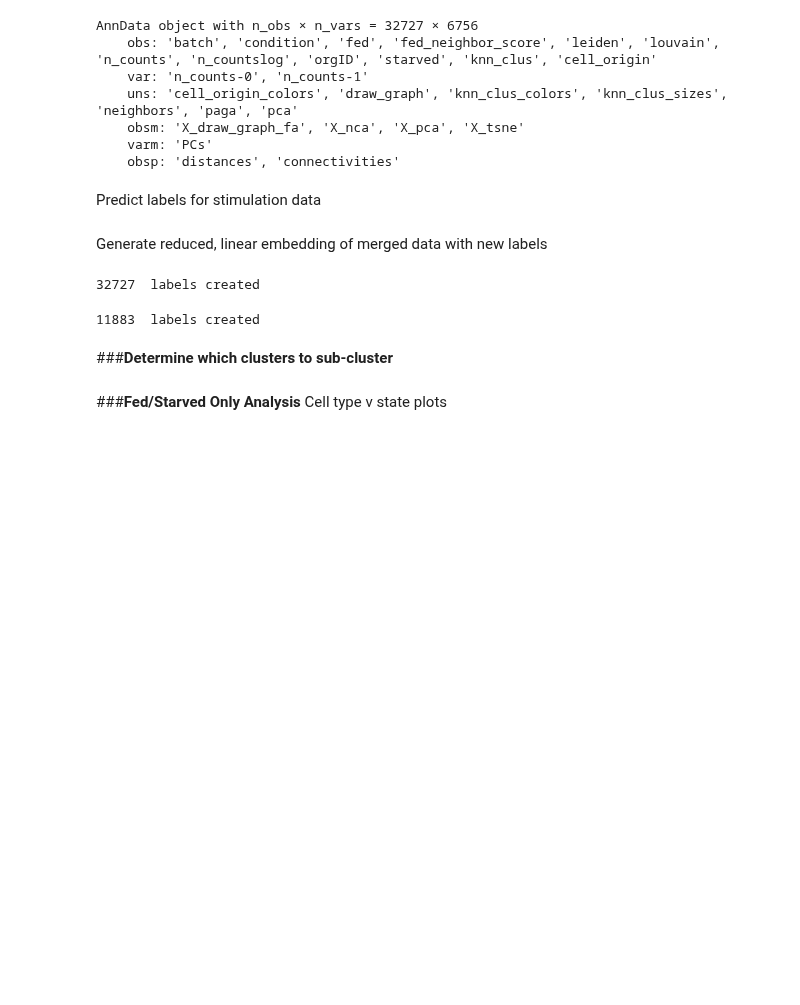
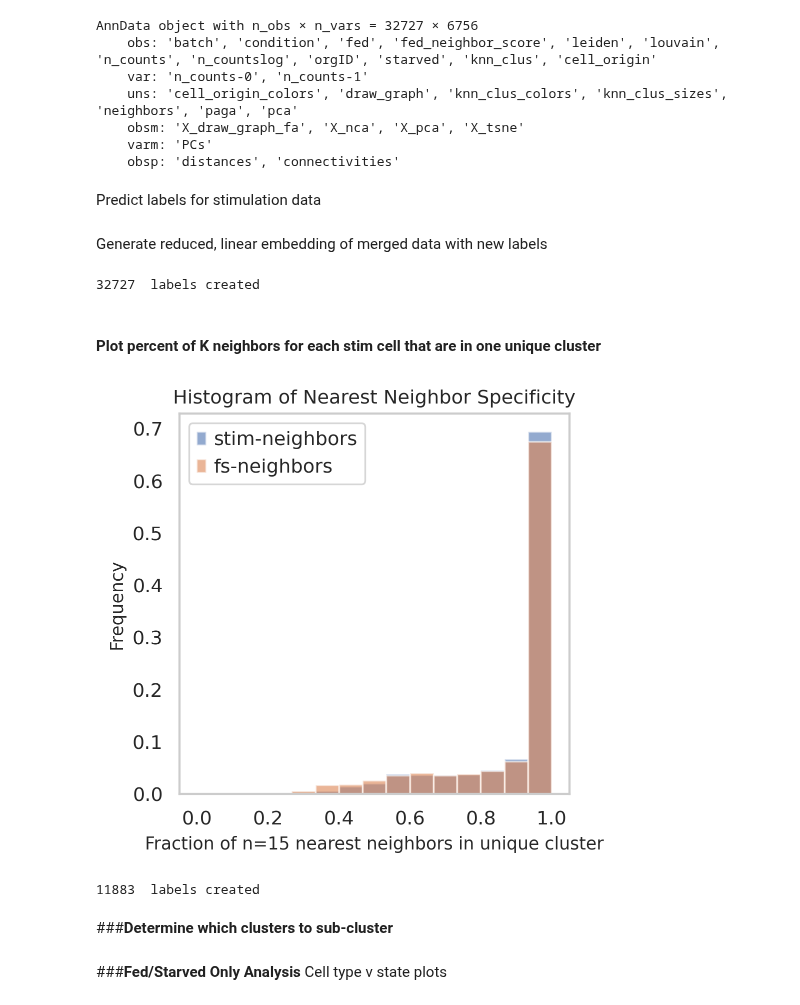
Before and after one commit to pachterlab/CWGFLHGCCHAP_2021, a Jupyter notebook: notebooks/cellAtlas_Generation_KNN_NCA.ipynb, the cells around one changed output. Saved outputs shown, nothing was run; the diff lists cells and outputs as text; code cells hidden in the pictures; blank space fills up the shorter version.

```diff
--- a/notebooks/cellAtlas_Generation_KNN_NCA.ipynb
+++ b/notebooks/cellAtlas_Generation_KNN_NCA.ipynb
@@ -233,3 +238,5 @@ sc.pl.draw_graph(overlap_combo,color=['knn_clus','XLOC_030068','XLOC_012650'],
 # %%
 # applyNCAEmbed(overlap_combo,newLabels)
 # plotEmbed(overlap_combo, overlap_fs,overlap_stim)
+# %% [markdown]
+#### Plot percent of K neighbors for each stim cell that are in one unique cluster
@@ -236 +295,12 @@ sc.pl.draw_graph(overlap_combo,color=['knn_clus','XLOC_030068','XLOC_012650'],
+# %%
+plt.hist(stim_perc,density=False,range=(0,1),alpha=0.6 ,bins=15,weights=np.ones(len(stim_perc))/len(stim_perc),label='stim-neighbors')
+plt.hist(fs_perc,density=False,range=(0,1),alpha=0.6 ,bins=15 ,weights=np.ones(len(fs_perc))/len(fs_perc),label='fs-neighbors')
+plt.legend(loc='upper left')
+plt.title('Histogram of Nearest Neighbor Specificity',fontsize=11)
+plt.grid(b=None)
+plt.xlabel("Fraction of n=15 nearest neighbors in unique cluster",fontsize=10)
+plt.ylabel("Frequency",fontsize=10)
+plt.show()
+# %% [output]
+[figure, added]
 # %%
```
Also changed, not shown: parts of 35 cells of this notebook.
